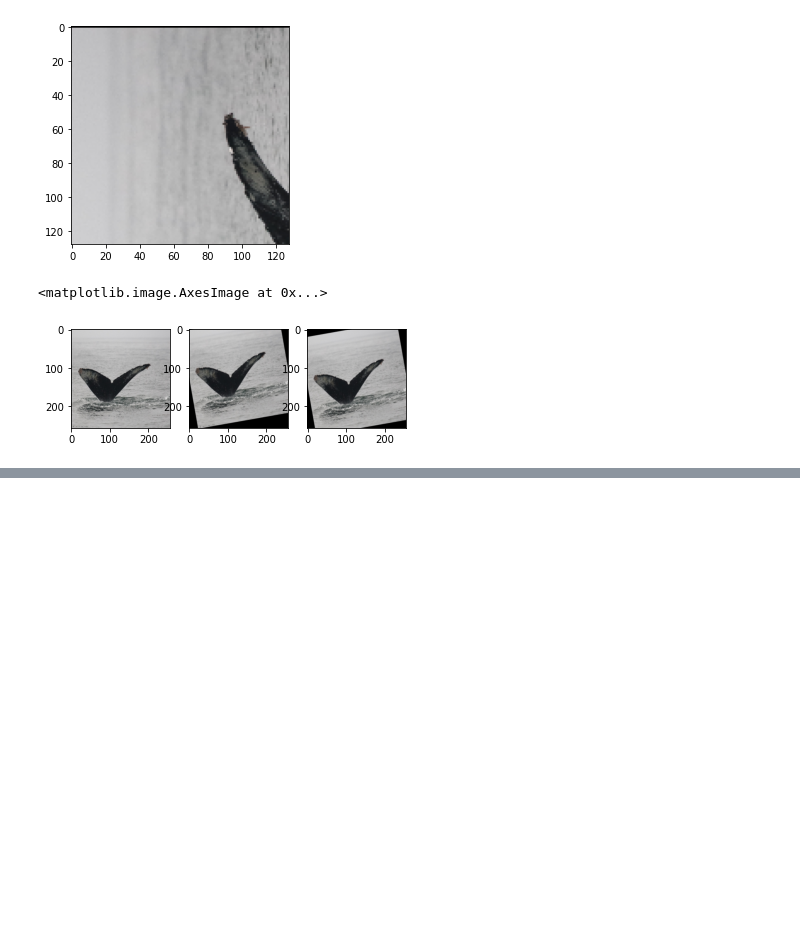
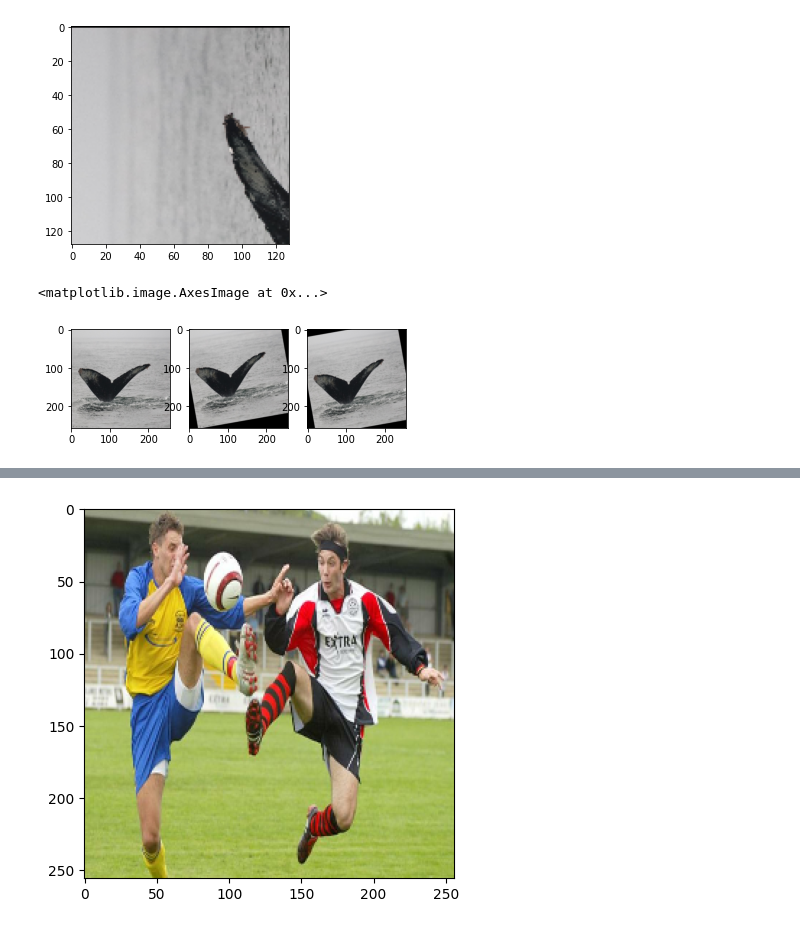
Before and after one commit to NareshPS/doi-ml, a Jupyter notebook: logistics/Scripts.ipynb, the cells around one changed output, grey strips where cells are left out. Drawn from its saved outputs; the diff is of its cells as text; code cells hidden in the pictures; blank space fills up the shorter version.

```diff
--- a/logistics/Scripts.ipynb
+++ b/logistics/Scripts.ipynb
@@ -339,0 +149,88 @@ ValueError: Third dimension must be 3 or 4
+# %%
+# import tensorflow as tf
+# import tensorflow.keras.layers as layers
+# import matplotlib.pyplot as plt
+# import tensorflow_datasets as tfds
+
+# train_ds, = tfds.load('wider_face', split=['train[39:]'])
+# itr = iter(train_ds)
+# item = next(itr)
+
+image = item['image']
+
+IMG_SIZE = 256
+MAX_INPUT_BOXES = 2
+MAX_BOXES = 5
+
+def yx_to_indices(yx, size, dtype=tf.int64):
+    return tf.cast(yx*(size - 1), dtype)
+
+def yxyx_to_cycxhw_grid(boxes, grid_size):
+    """
+        It converts a tensor of YXYX boxes into a grid of HW values.
+        HW values are inserted based on CYCX values into the grid.
+
+        boxes: A tensor of boxes. Shape: (N_BOXES, 4). The last dimension
+            contains YXYX values.
+        grid_size: The size of the grid to insert HW values.
+
+        Returns:
+            A grid with HW values. Shape: (grid_size, grid_size, 2)
+    """
+    # Compute box CYCX and HW.
+    cy, cx = (boxes[:, 0] + boxes[:, 2])/2, (boxes[:, 1] + boxes[:, 3])/2
+    cycx, hw = tf.stack([cy, cx], axis=-1), boxes[:, 2:] - boxes[:, :2]
+
+    # Find the grid indices corresponding to the box centers.
+    indices = yx_to_indices(cycx, grid_size, dtype=tf.int32)
+
+    # tf.print('indices: ', indices, indices.shape)
+
+    # Construct the grid based on the center indices and HW values
+    grid = tf.scatter_nd(indices=indices, updates=hw, shape=(grid_size, grid_size, 2))
+
+    # tf.print('grid: ', grid, grid.shape)
+
+    return grid
+
+def resize_fn(bboxes, current_shape, target_size=IMG_SIZE):
+    # Resize ratios
+    H, W = current_shape
+    ratio_H, ratio_W = target_size/H, target_size/W
+    bboxes = bboxes*[ratio_H, ratio_W, ratio_H, ratio_W]
+
+    return bboxes
+    # return bboxes.astype('float32')
+
+def preprocess_as_center_grid(item):
+    image, boxes = item['image'], item['faces']['bbox']
+    # tf.print('boxes: ', boxes, boxes.shape)
+
+    # Resize image to IMG_SIZE
+    image = tf.image.resize(image, [IMG_SIZE, IMG_SIZE])
+    image = tf.cast(image, tf.float32) / 255.0
+
+    # Transform YXYX boxes to CYCX
+    resized_boxes = resize_fn(boxes, image.shape[:-1], IMG_SIZE)[:MAX_INPUT_BOXES-1]
+    resized_boxes.set_shape([None, 4])
+
+    # Map CYCXHW coordinates to a grid of size IMG_SIZE
+    grid = yxyx_to_cycxhw_grid(resized_boxes, IMG_SIZE)
+
+    # tf.print('cycx_boxes: ', cycx_boxes, cycx_boxes.shape)
+    # tf.print('grid: ', grid, grid.shape)
+
+    return image, grid
+
+@tf.function
+def filter_empty_bboxes(item):
+    _, bboxes = item['image'], item['faces']['bbox']
+
+    return tf.shape(bboxes)[0] != 0
+
+train_prep_ds = train_ds.filter(filter_empty_bboxes).map(preprocess_as_center_grid, num_parallel_calls=None)
+itr = iter(train_prep_ds.batch(1))
+image, y_true = next(itr)
+
+plt.imshow(image[0])
+# %% [output]
@@ -339,0 +238 @@ ValueError: Third dimension must be 3 or 4
+[figure, added]
```
Also changed, not shown: parts of 9 cells of this notebook, 11 other files.
